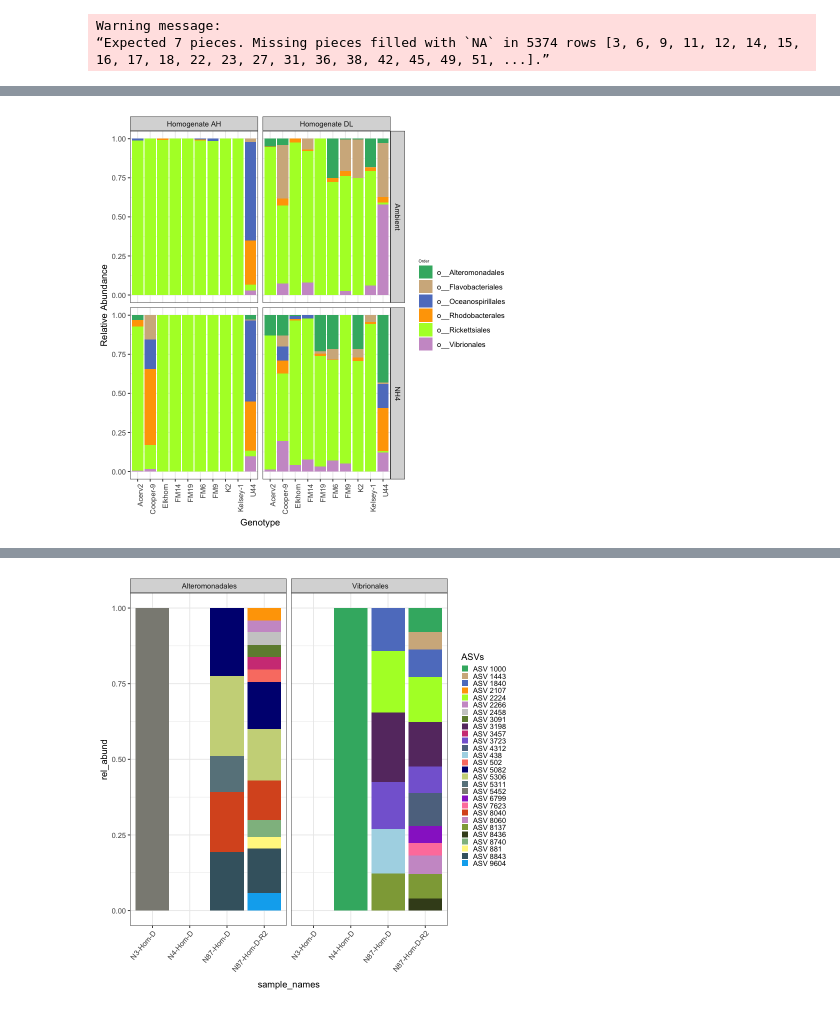
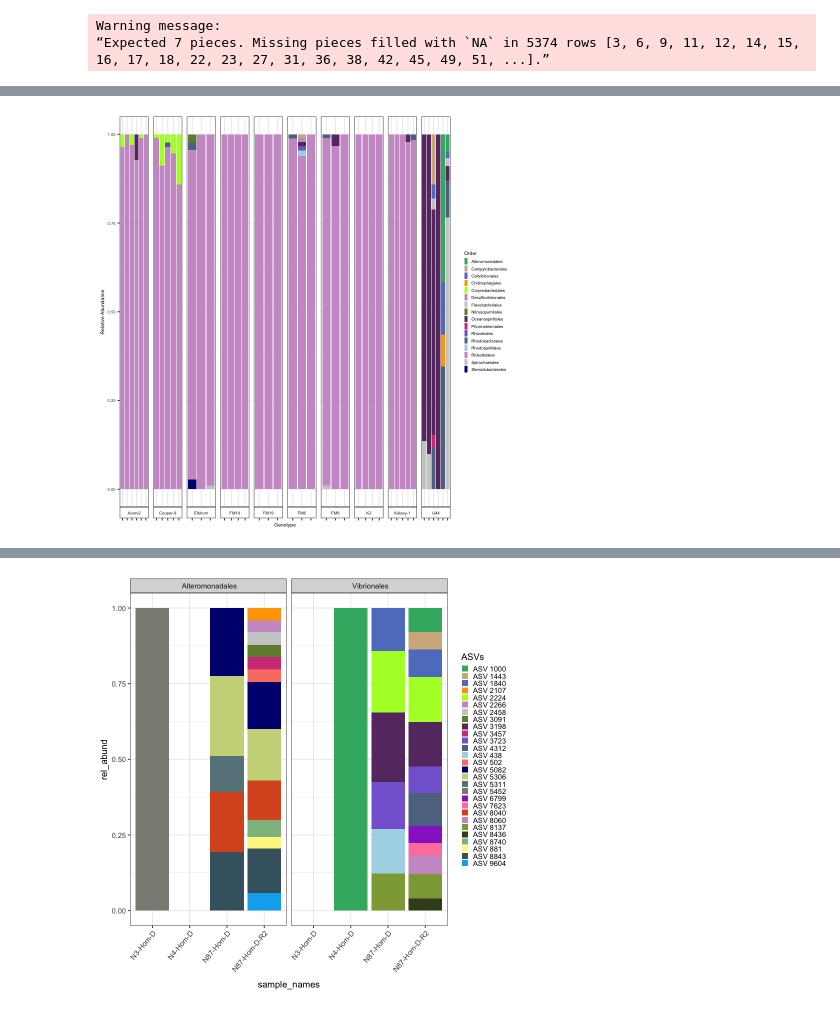
Before and after one commit to srosales712/RESISTADA_Microbiome, a Jupyter notebook: Notebooks/Resistada_beta-diversity-Figs.ipynb, the cells around one changed output, grey strips where cells are left out. Cells and saved outputs as stored; diff of their text form; code cells hidden in the pictures.

```diff
--- a/Notebooks/Resistada_beta-diversity-Figs.ipynb
+++ b/Notebooks/Resistada_beta-diversity-Figs.ipynb
@@ -78,6 +77,10 @@ dups = c("N169_256_R2", "N157_265_R2", "N165_296_R2", "N161_A067_R2", "N185_A088
 ps = subset_samples(ps_pre, !ID %in% dups & Genotype!=c("U41"))
                                                     #,"U44"))
 ps
+
+
+ps=subset_taxa(ps, Phylum!="NA")
+ps
 # %% [output]
 phyloseq-class experiment-level object
 otu_table()   OTU Table:         [ 9492 taxa and 257 samples ]
@@ -467,46 +523,75 @@ sum_ps_pair   <- ps_fill_pair %>%
   #tax_glom(taxrank = "Family") %>%
   transform_sample_counts(function(x) {x/sum(x)} ) %>% # Transform to rel. abundance
   psmelt()
+
+
+sum_ps_Am_Pl_c  <- ps_Am_Pl_c %>%
+  #tax_glom(taxrank = "Family") %>%
+  transform_sample_counts(function(x) {x/sum(x)} ) %>% # Transform to rel. abundance
+  psmelt()
+
+
+sum_ps_Am_Pl_r  <- ps_Am_Pl_r %>%
+  #tax_glom(taxrank = "Family") %>%
+  transform_sample_counts(function(x) {x/sum(x)} ) %>% # Transform to rel. abundance
+  psmelt()
 # %%
 
 
-sum_ps_pair %>%
-filter(Abundance >0.01) %>%
+sum_ps_Am_Pl_c %>%
+filter(Abundance >0.009) %>%
+mutate_if(
+                is.character,
+                stringr::str_replace_all,
+                pattern = "o__",
+                replacement = "")  %>%
 ggplot(
-       aes(x=Genotype, y= Abundance, fill=Order)) +
+       aes(x=sample_names, y= Abundance, fill=Order)) +
 theme_bw() +
 geom_bar(stat = "identity",position="fill") +
 
 #geom_boxplot() +
 #scale_y_continuous(trans = "log10") +
 #geom_point(position = position_jitterdodge(), alpha=0.5, size=1) +
-facet_grid(Nutrients~Diseased, scales="free_x") +
+facet_grid(.~Genotype, scales="free_x",  switch="both") +
 scale_fill_manual(values=c("#3CB371","tan","#5F7FC7", "orange","#ADFF2F",
                            "#CD9BCD", "gray80", "darkolivegreen4", "#673770","#D14285",
                            "#8569D5", "#5E738F",
-                          "lightblue", "salmon","Navy", "#CBD588",
+                          "lightblue", "#CD9BCD","gray80","Navy", "#CBD588",
                            "lightblue4", "ivory4", "darkorchid", "palevioletred1",
                            "#DA5724","#CD9BCD","#8fa746","#404b1f","#8FBC8F",
                             "khaki1","#41636f","#00AEEF","#8bbfd2","brown","#AD6F3B","tan",
                            "#90EE90","#8fa746","lightblue4", "ivory4", "darkorchid", "palevioletred1",
                            "#DA5724"
                            ,"#8fa746","#404b1f","#8FBC8F",
                            "#3CB371","tan","#5F7FC7", "orange","#ADFF2F",
                            "#CD9BCD", "gray80", "darkolivegreen4", "#673770","#D14285",
                            "#8569D5", "#5E738F","#AD6F3B",
                           "lightblue", "salmon","Navy", "#CBD588",
                            "lightblue4", "ivory4", "darkorchid", "palevioletred1",
                            "#DA5724","#CD9BCD","#8fa746","#404b1f","#8FBC8F",
                             "khaki1","#41636f","#00AEEF","#8bbfd2","brown","#AD6F3B","tan",
                            "#90EE90","#8fa746","lightblue4", "ivory4", "darkorchid", "palevioletred1",
                            "#DA5724","#CD9BCD","#8fa746","#404b1f","#8FBC8F"
                           )) +
 #geom_point(aes(size= Abundance), alpha=0.4) +
 theme_bw() +
-theme(legend.title = element_text(size=5)) +
+theme(legend.title = element_text(size=10)) +
 #labs(fill='Taxon')  +
 ylab("Relative Abundance") +
 xlab("Genotype") +
-theme(axis.text.x = element_text(angle = 90, hjust = 1))
+guides(fill = guide_legend(keywidth = 0.30, , keyheight =.60, ncol=1)) +
+theme(strip.background = element_rect(fill="white")) +
+theme(axis.text.x = element_blank()) +
+theme(strip.text.x = element_text(size = 5)) +
+theme(legend.text =element_text(size=5)) +
+theme(legend.title = element_text(size=6)) +
+theme(axis.title.x = element_text(size = 6)) +
+theme(axis.title.y = element_text(size = 6)) +
+theme(axis.text.y = element_text(size =5))
+
+
+ggsave("/Users/stephanie.rosales/Documents/omics_projects/Resitada/figures/sup3.png",
+      width = 5.5, height = 4, units = "in", dpi=300)
 # %% [output]
-[figure, old version]
+[figure, new version]
```
Also changed, not shown: parts of 36 cells of this notebook, 7 other files.
